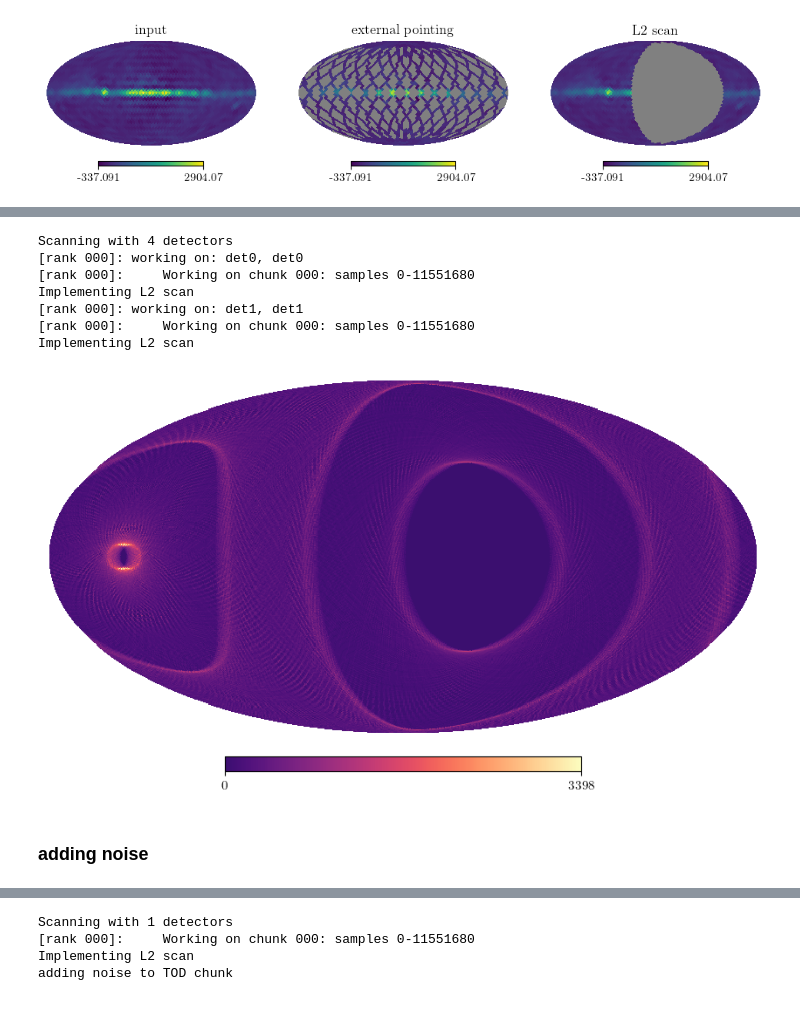
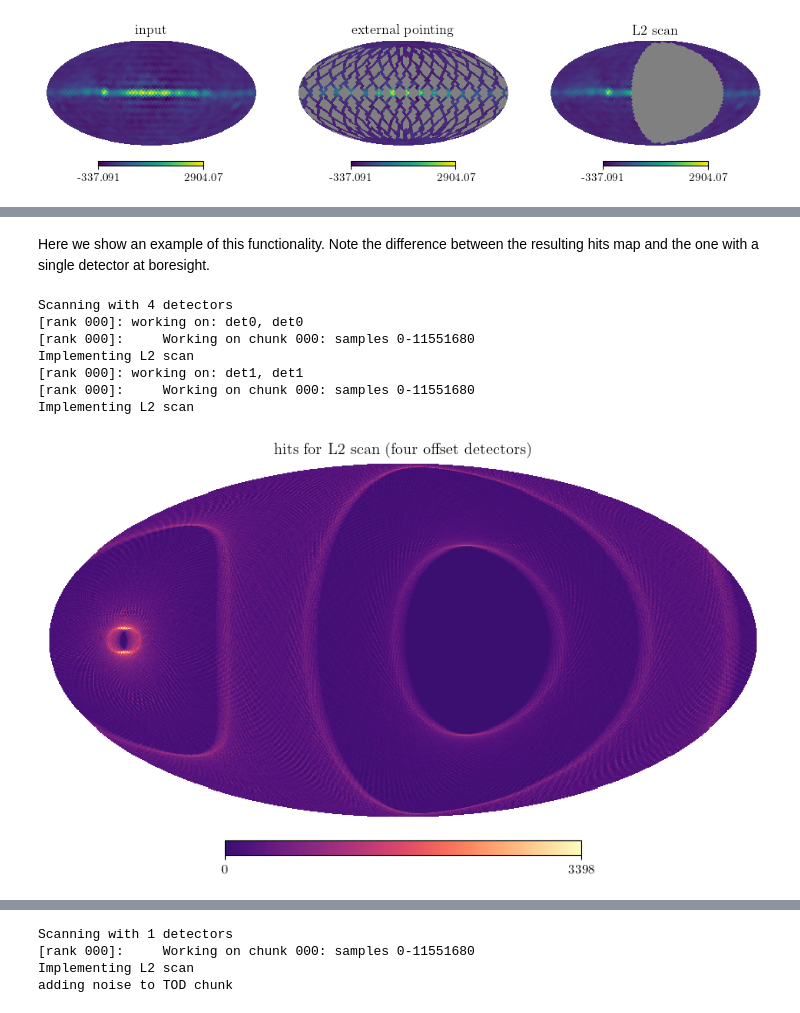
Before and after one commit to martamonelli/beamconv_again, a Jupyter notebook: notebooks/LiteBIRD-like.ipynb, the cells around one changed output, grey strips where cells are left out. Drawn from its saved outputs; the diff is of its cells as text; code cells hidden in the pictures.

```diff
--- a/notebooks/LiteBIRD-like.ipynb
+++ b/notebooks/LiteBIRD-like.ipynb
@@ -227,3 +239,5 @@ plt.show()
+# %% [markdown]
+Here we show an example of this functionality. Note the difference between the resulting hits map and the one with a single detector at boresight.
 # %%
 nside = 128 # had to define explicitly
 lmax = 2*nside
@@ -236,33 +250,32 @@ quats[1,0,:] = np.array([0.03704627596838304, 0.08283588163313664, 0.38110462775
 quats[1,1,:] = np.array([0.05236230340491963, 0.08463363396964103, 0.0, 0.9950353446904406])
 
 azs = np.zeros((ndet,2))
 els = np.zeros((ndet,2))
 polangs = np.zeros((ndet,2))
 
 # setting up the beam options
 beam_opts_quats = dict(lmax=lmax,
                  btype='Gaussian',
                  fwhm=fwhm_arcmin,
                  quats=quats)
 
 S_quats = ScanStrategy(duration=duration, sample_rate=fsamp, ctime0=ctime0)
 S_quats.input_focal_plane(azs, els, polangs, combine=True, scatter=False, **beam_opts_quats)
 S_quats.allocate_maps(nside=nside)
 S_quats.scan_instrument_mpi(slm, save_tod=True, use_l2_scan=True,
                             ctime_kwargs=dict(), q_bore_kwargs=dict())
 out_maps_quats, cond, proj = S_quats.solve_for_map(return_proj = True)
 
 hp.mollview(proj[0], cmap=new_cmap, title=r'')
+plt.title('hits for L2 scan (four offset detectors)')
 plt.savefig('proj_quats.pdf')
 del(S_quats, out_maps_quats, cond, proj)
 # %% [output]
 Scanning with 4 detectors
 [rank 000]: working on: det0, det0
 [rank 000]:     Working on chunk 000: samples 0-11551680
 Implementing L2 scan
 [rank 000]: working on: det1, det1
 [rank 000]:     Working on chunk 000: samples 0-11551680
 Implementing L2 scan
-[figure, old version]
+[figure, new version]
-# %% [markdown]
-### adding noise
```
Also changed, not shown: parts of 32 cells of this notebook.
